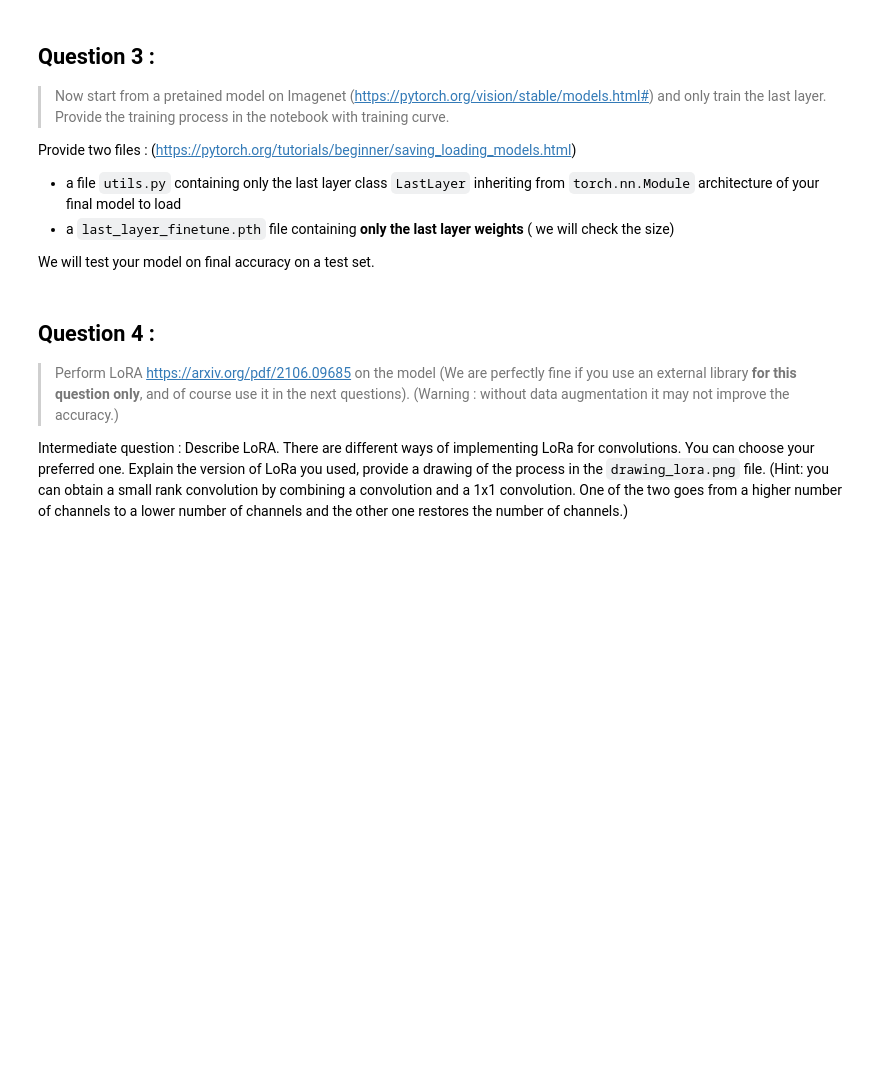
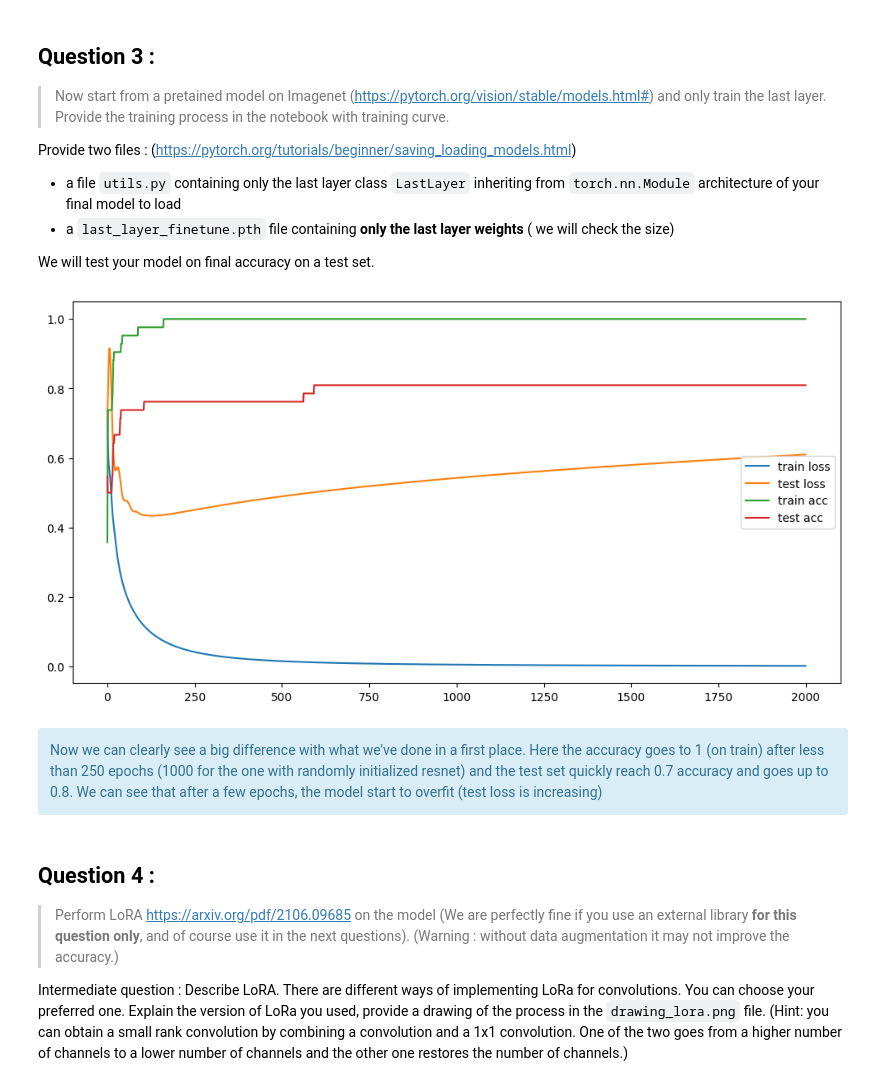
Before and after one commit to QMoayedpour/DeepInPractice_MVA, a Jupyter notebook: tp_4/TP4.ipynb, the cells around one changed output. Cells and saved outputs as stored; diff of their text form; code cells hidden in the pictures; blank space fills up the shorter version.

Commit message:
add 3 first question of tp 4

```diff
--- a/tp_4/TP4.ipynb
+++ b/tp_4/TP4.ipynb
@@ -143,3 +304,52 @@ resnet.eval()
+# %%
+class LastLayer(nn.Module):
+    def __init__(self):
+        super(LastLayer, self).__init__()
+        self.fc = nn.Linear(512, 2)
+
+    def forward(self, x):
+        return self.fc(x)
+
+layer_fc = LastLayer()
+torch.save(layer_fc.fc.state_dict(), "lastlayer.pth")
+
+fc = LastLayer()
+
+fc.load_state_dict(torch.load("lastlayer.pth"), strict=False)
+
+assert fc(torch.randn(1,512)).shape[-1] == 2
+# %%
+layer_fc = LastLayer()
+torch.save(layer_fc.fc.state_dict(), "lastlayer.pth")
+
+
+resnet = models.resnet18(weights="DEFAULT")
+fc = LastLayer()  # !  Important : No argument
+fc.load_state_dict(torch.load("lastlayer.pth"), strict=False)
+resnet.fc = fc
+resnet.eval()
+
+
+train_feat_dataset = precompute_features(resnet, north_dataset, device)
+test_feat_dataset = precompute_features(resnet, test_dataset, device)
+
+train_dataloader = DataLoader(train_feat_dataset, batch_size=64, shuffle=True)
+test_dataloader = DataLoader(test_feat_dataset, batch_size=64, shuffle=False)
+
+epochs=2000
+criterion = nn.BCEWithLogitsLoss()
+
+
+losses = simple_trainer(layer_fc, criterion, train_dataloader, test_dataloader= test_dataloader, lr=1e-3, epochs=epochs)
+
+
+torch.save(fc.fc.state_dict(), "last_layer_finetune.pth")
+# %%
+plot_losses(losses)
+# %% [output]
+[figure, added]
+# %% [markdown]
+<div class="alert alert-info">  Now we can clearly see a big difference with what we've done in a first place. Here the accuracy goes to 1 (on train) after less than 250 epochs (1000 for the one with randomly initialized resnet) and the test set quickly reach 0.7 accuracy and goes up to 0.8. We can see that after a few epochs, the model start to overfit (test loss is increasing)</div>
 # %% [markdown]
 ## Question 4 :
 > Perform  LoRA https://arxiv.org/pdf/2106.09685  on the model  (We are perfectly fine if you use an external library **for this question only**, and of course use it in the next questions). (Warning : without data augmentation it may not improve the accuracy.)
```
Also changed, not shown: parts of 13 cells of this notebook, 1 other file.
